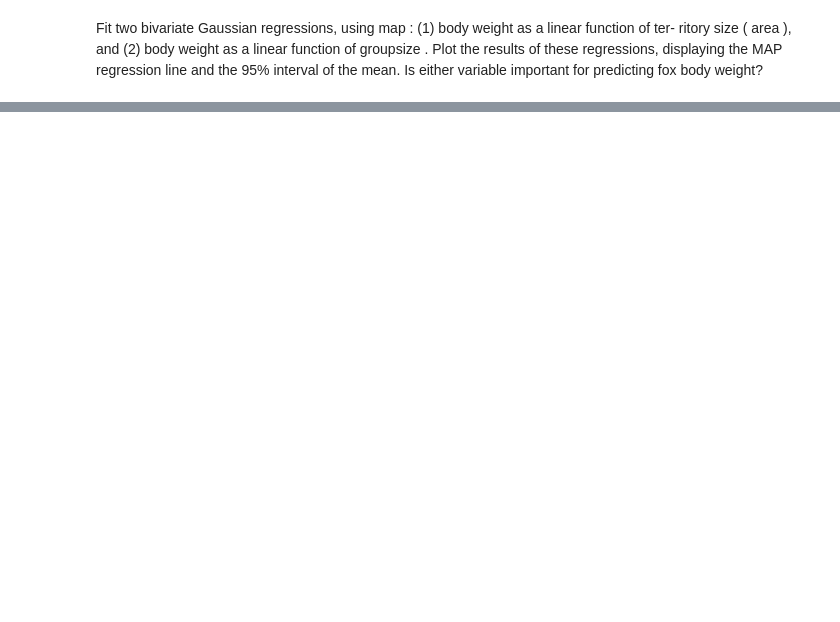
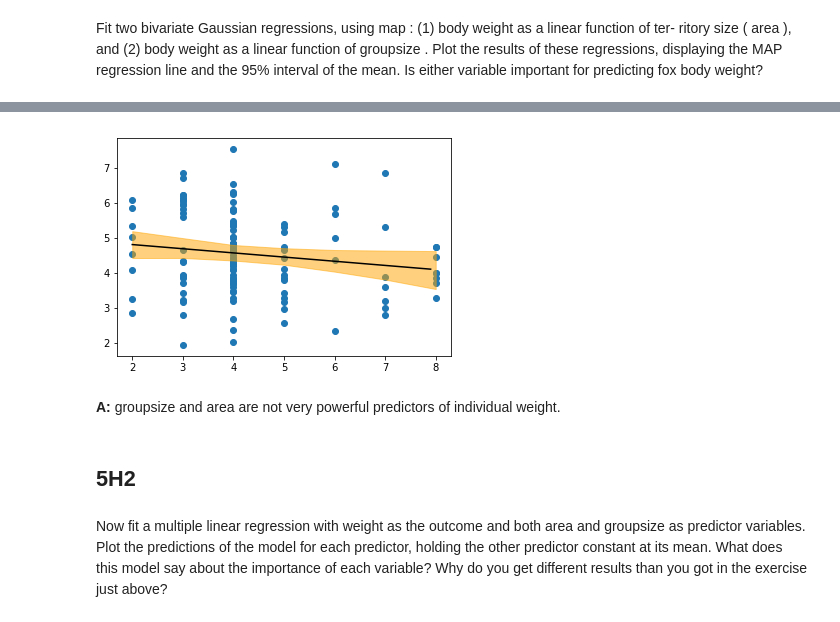
Before and after one commit to Bruschkov/StatisticalRethinking, a Jupyter notebook: chapter05/chapter05_exercises.ipynb, the cells around one changed output, grey strips where cells are left out. Cells and saved outputs as stored; diff of their text form; code cells hidden in the pictures; blank space fills up the shorter version.

```diff
--- a/chapter05/chapter05_exercises.ipynb
+++ b/chapter05/chapter05_exercises.ipynb
@@ -411,0 +508,43 @@ important for predicting fox body weight?
+# %%
+import numpy as np
+
+n = len(df)
+df_trace = pm.trace_to_dataframe(trace_m_6h1_b)
+
+hpds = {
+    'lower': np.zeros(n),
+    'upper': np.zeros(n)
+}
+for i in range(n):
+    hpd = pm.hpd(df_trace[f"mu__{i}"], alpha=.05)
+    hpds['lower'][i] = hpd[0]
+    hpds['upper'][i] = hpd[1]
+
+hpds_df = pd.DataFrame(
+    data={
+        'x': df.groupsize,
+        'lower': hpds['lower'],
+        'upper': hpds['upper']
+    }
+)
+hpds_df = hpds_df.sort_values(by=['x'])
+# %%
+maps = pm.find_MAP(model=m_6h1_b)
+xs = np.arange(df.groupsize.min(), df.groupsize.max(), 0.1)
+regression_line = maps['a'] + maps['b']*xs
+# %%
+plt.scatter(x=df.groupsize, y=df.weight)
+plt.plot (xs,regression_line, color='black')
+plt.fill_between(hpds_df['x'], hpds_df['lower'],hpds_df['upper'], color='orange',alpha=.5)
+plt.show()
+# %% [output]
+[figure, added]
+# %% [markdown]
+**A:** groupsize and area are not very powerful predictors of individual weight.
+# %% [markdown]
+## 5H2
+# %% [markdown]
+Now fit a multiple linear regression with weight as the outcome and both area and groupsize
+as predictor variables. Plot the predictions of the model for each predictor, holding the other predictor
+constant at its mean. What does this model say about the importance of each variable? Why do you
+get different results than you got in the exercise just above?
```
Also changed, not shown: parts of 10 cells of this notebook.
